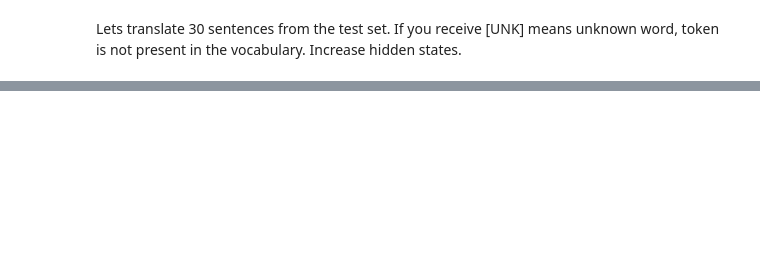
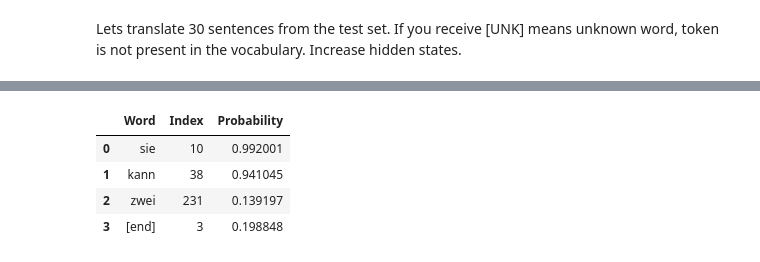
Before and after one commit to deeepwin/transformers, a Jupyter notebook: translator.ipynb, the cells around one changed output, grey strips where cells are left out. Drawn from its saved outputs; the diff is of its cells as text; code cells hidden in the pictures; blank space fills up the shorter version.

```diff
--- a/translator.ipynb
+++ b/translator.ipynb
@@ -481,9 +482,4 @@ That means:
   <img width="800" src="pics/sparse.png">
 </p>
 # %%
-epochs = 20  # This should be at least 30 for convergence
-
-transformer.summary()
-transformer.compile(    "rmsprop",
-                        loss="sparse_categorical_crossentropy",
-                        metrics=["accuracy"])
+epochs = 30  # This should be at least 30 for convergence
@@ -551,17 +552,15 @@ we hit the token `"[end]"`.
 deu_vocab = deu_vectorization.get_vocabulary()
 deu_index_lookup = dict(zip(range(len(deu_vocab)), deu_vocab))
 
-# global to view later on
-predictions = []
-sampled_token_index = 0
-sampled_token = 0
+en_vocab = eng_vectorization.get_vocabulary()
+en_index_lookup = dict(zip(range(len(en_vocab)), en_vocab))
 
 def decode_sequence(input_sentence):
 
-    global predictions, sampled_token_index, sampled_token
-
     tokenized_input_sentence = eng_vectorization([input_sentence])
     decoded_sentence = "[start]"
+
+    single_predictions = []
 
     for i in range(sequence_length):
 
@@ -569,25 +568,36 @@ def decode_sequence(input_sentence):
         predictions = transformer.predict([tokenized_input_sentence, tokenized_target_sentence])
 
         # greedy method to get word with highest probability in vocabulary per sentence position i
+        #
+        # NOTE: Each prediction uses the previously generated predictions. The final sentence
+        #       consists of the prediction result at each step, not on the final probability
+        #       computed on the last step (word)
         sampled_token_index = np.argmax(predictions[0, i, :])
         sampled_token = deu_index_lookup[sampled_token_index]
         decoded_sentence += " " + sampled_token
 
+        single_predictions.append([sampled_token, sampled_token_index, np.max(predictions[0, i, :])])
+
         if sampled_token == "[end]":
             break
 
-    return decoded_sentence
+    return decoded_sentence, predictions, single_predictions
 # %% [markdown]
 Lets translate 30 sentences from the test set. If you receive [UNK] means unknown word, token is not present in the vocabulary. Increase hidden states.
 # %%
 # get english text from the test set
 test_eng_texts = [pair[0] for pair in test_pairs]
 
-for _ in range(10):
+nb_of_sentences = 3
+
+for i in range(nb_of_sentences):
 
     # choose some text randomly
-    input_sentence = random.choice(test_eng_texts)
-    my_translation = decode_sequence(input_sentence)
+    if i == nb_of_sentences-1:
+        input_sentence = 'She can play the piano. '
+    else:
+        input_sentence = random.choice(test_eng_texts)
+    my_translation, last_predictions, single_predictions = decode_sequence(input_sentence)
 
     # use google translator
     google_translation = GoogleTranslator(source='en', target='de').translate(input_sentence)
@@ -636,0 +617,8 @@ Tom is getting ready, isn't he?
+# %%
+pd.DataFrame(single_predictions, columns=['Word', 'Index', 'Probability'])
+# %% [output]
+|  | Word | Index | Probability |
+| 0 | sie | 10 | 0.992001 |
+| 1 | kann | 38 | 0.941045 |
+| 2 | zwei | 231 | 0.139197 |
+| 3 | [end] | 3 | 0.198848 |
```
Also changed, not shown: parts of 26 cells of this notebook.
